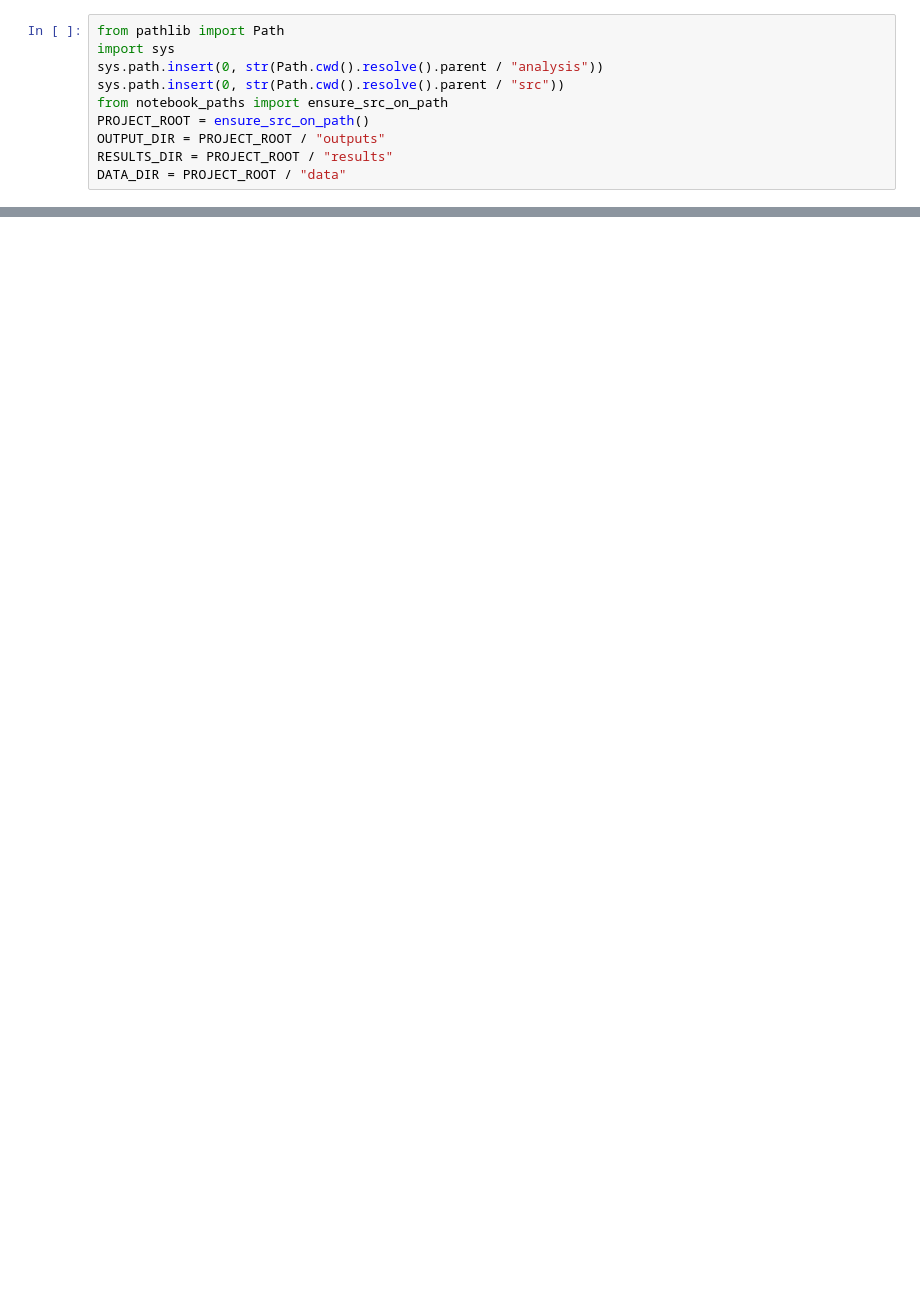
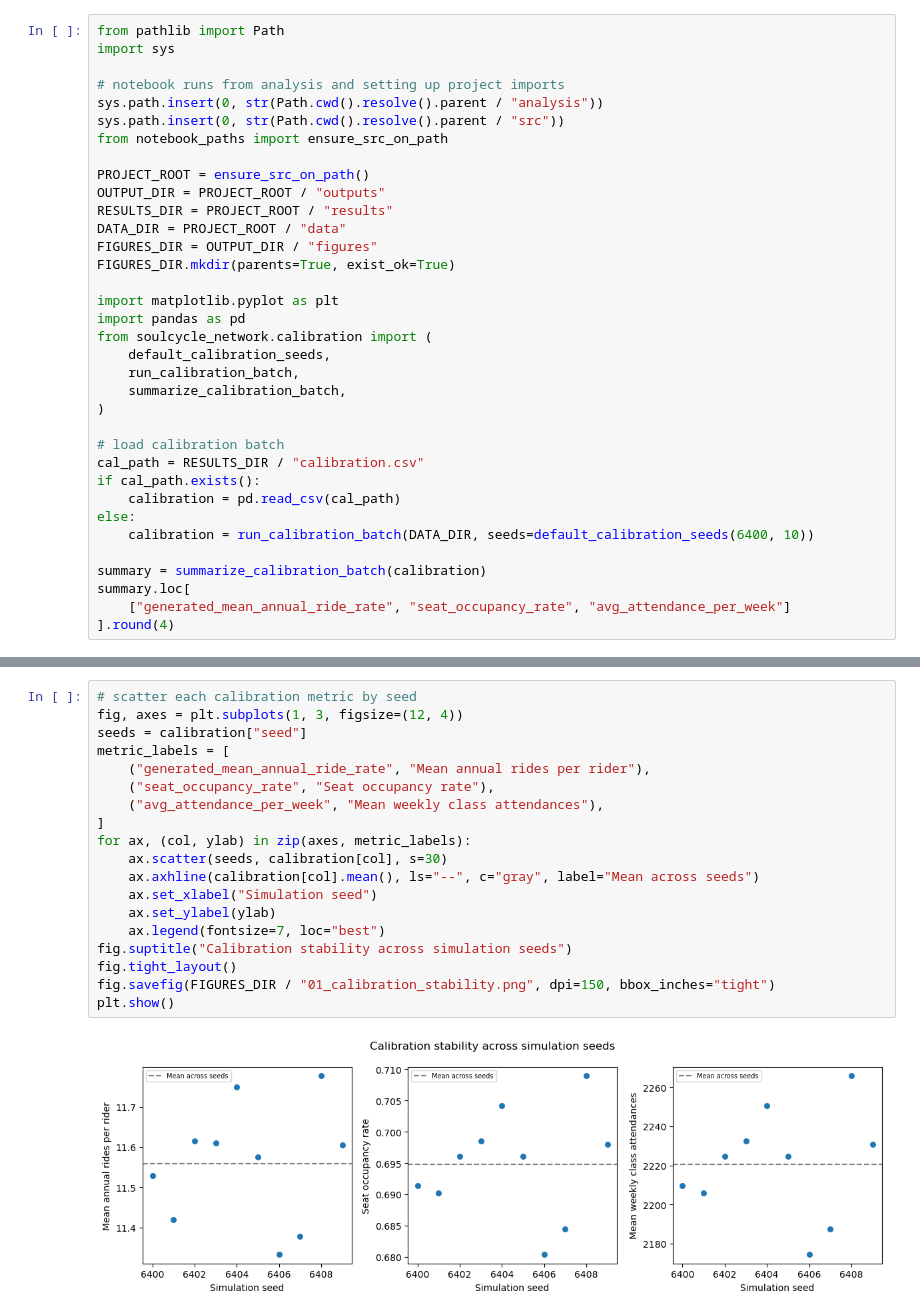
Before and after one commit to agarcia1920/dsan6400-final-project, a Jupyter notebook: analysis/01_model_validation.ipynb, the cells around one changed output, grey strips where cells are left out. Drawn from its saved outputs; the diff is of its cells as text; blank space fills up the shorter version.

```diff
--- a/analysis/01_model_validation.ipynb
+++ b/analysis/01_model_validation.ipynb
@@ -5,10 +5,35 @@ Calibration targets vs emergent outcomes.
 # %%
 from pathlib import Path
 import sys
+
+# notebook runs from analysis and setting up project imports
 sys.path.insert(0, str(Path.cwd().resolve().parent / "analysis"))
 sys.path.insert(0, str(Path.cwd().resolve().parent / "src"))
 from notebook_paths import ensure_src_on_path
+
 PROJECT_ROOT = ensure_src_on_path()
 OUTPUT_DIR = PROJECT_ROOT / "outputs"
 RESULTS_DIR = PROJECT_ROOT / "results"
 DATA_DIR = PROJECT_ROOT / "data"
+FIGURES_DIR = OUTPUT_DIR / "figures"
+FIGURES_DIR.mkdir(parents=True, exist_ok=True)
+
+import matplotlib.pyplot as plt
+import pandas as pd
+from soulcycle_network.calibration import (
+    default_calibration_seeds,
+    run_calibration_batch,
+    summarize_calibration_batch,
+)
+
+# load calibration batch
+cal_path = RESULTS_DIR / "calibration.csv"
+if cal_path.exists():
+    calibration = pd.read_csv(cal_path)
+else:
+    calibration = run_calibration_batch(DATA_DIR, seeds=default_calibration_seeds(6400, 10))
+
+summary = summarize_calibration_batch(calibration)
+summary.loc[
+    ["generated_mean_annual_ride_rate", "seat_occupancy_rate", "avg_attendance_per_week"]
+].round(4)
@@ -40,0 +45,21 @@ summarize_calibration_batch(results).round(4)
+# %%
+# scatter each calibration metric by seed
+fig, axes = plt.subplots(1, 3, figsize=(12, 4))
+seeds = calibration["seed"]
+metric_labels = [
+    ("generated_mean_annual_ride_rate", "Mean annual rides per rider"),
+    ("seat_occupancy_rate", "Seat occupancy rate"),
+    ("avg_attendance_per_week", "Mean weekly class attendances"),
+]
+for ax, (col, ylab) in zip(axes, metric_labels):
+    ax.scatter(seeds, calibration[col], s=30)
+    ax.axhline(calibration[col].mean(), ls="--", c="gray", label="Mean across seeds")
+    ax.set_xlabel("Simulation seed")
+    ax.set_ylabel(ylab)
+    ax.legend(fontsize=7, loc="best")
+fig.suptitle("Calibration stability across simulation seeds")
+fig.tight_layout()
+fig.savefig(FIGURES_DIR / "01_calibration_stability.png", dpi=150, bbox_inches="tight")
+plt.show()
+# %% [output]
+[figure, added]
```
Also changed, not shown: parts of 9 cells of this notebook, 6 other files.
